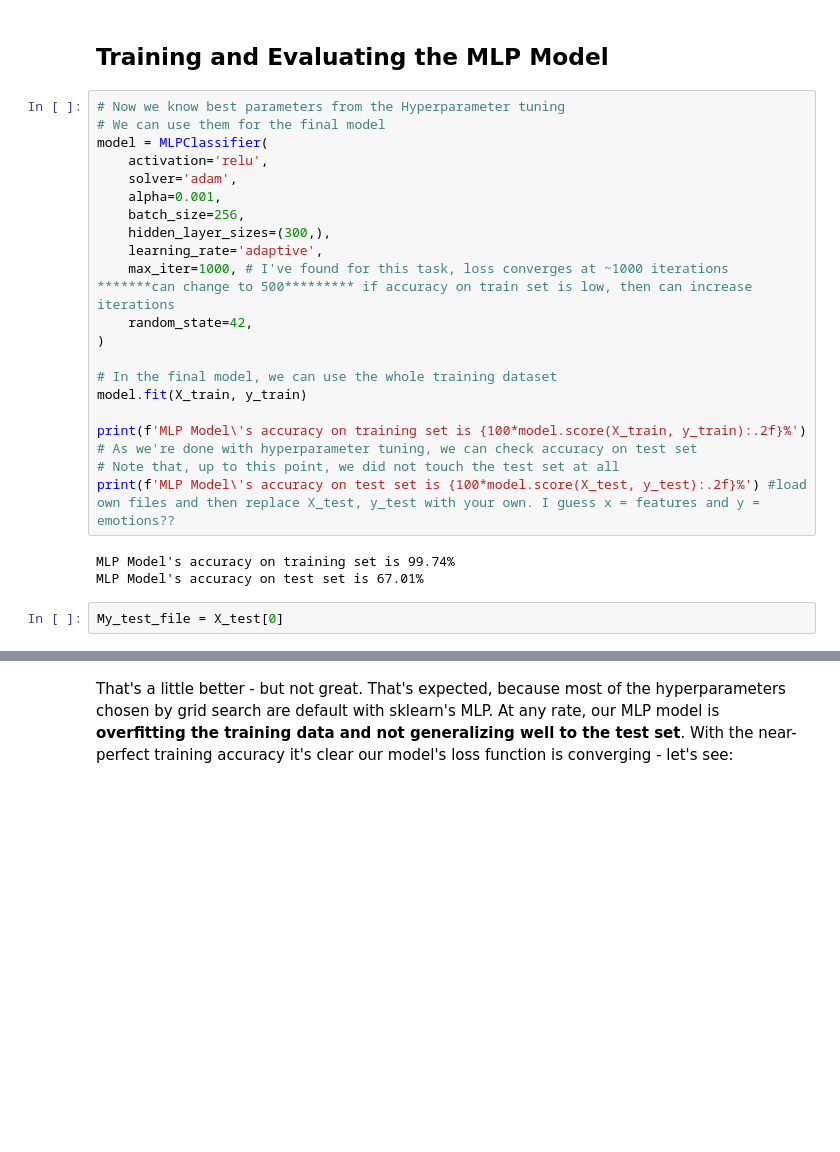
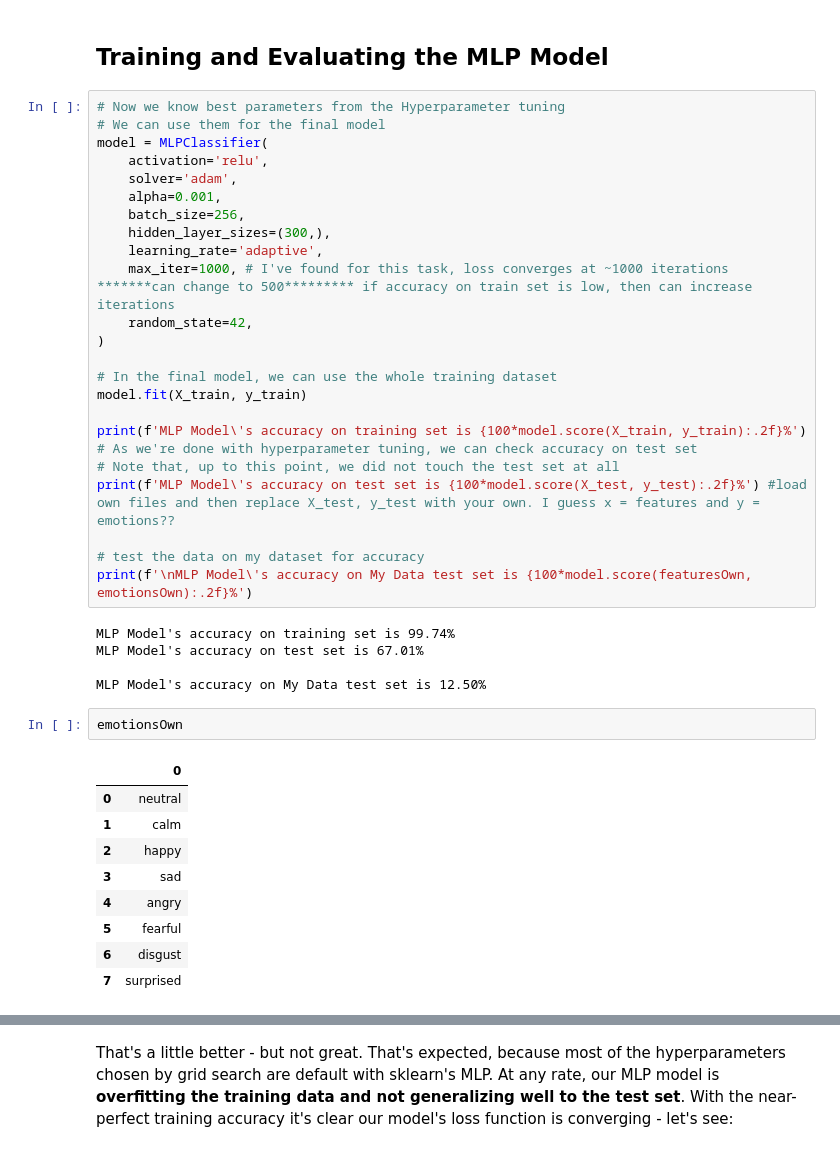
Before and after one commit to Ry-an7/Week4-NeuralNetworks, a Jupyter notebook: Week4__Neural_Networks.ipynb, the cells around one changed output, grey strips where cells are left out. Saved outputs shown, nothing was run; the diff lists cells and outputs as text; blank space fills up the shorter version.

```diff
--- a/Week4__Neural_Networks.ipynb
+++ b/Week4__Neural_Networks.ipynb
@@ -611,9 +621,24 @@ print(f'MLP Model\'s accuracy on training set is {100*model.score(X_train, y_tra
 # As we're done with hyperparameter tuning, we can check accuracy on test set
 # Note that, up to this point, we did not touch the test set at all
 print(f'MLP Model\'s accuracy on test set is {100*model.score(X_test, y_test):.2f}%') #load own files and then replace X_test, y_test with your own. I guess x = features and y = emotions??
+
+# test the data on my dataset for accuracy
+print(f'\nMLP Model\'s accuracy on My Data test set is {100*model.score(featuresOwn, emotionsOwn):.2f}%')
 # %% [output]
 MLP Model's accuracy on training set is 99.74%
 MLP Model's accuracy on test set is 67.01%
+
+MLP Model's accuracy on My Data test set is 12.50%
-# %%
-My_test_file = X_test[0]
+# %%
+emotionsOwn
+# %% [output]
+|  | 0 |
+| 0 | neutral |
+| 1 | calm |
+| 2 | happy |
+| 3 | sad |
+| 4 | angry |
+| 5 | fearful |
+| 6 | disgust |
+| 7 | surprised |
 # %%
```
Also changed, not shown: parts of 11 cells of this notebook.
